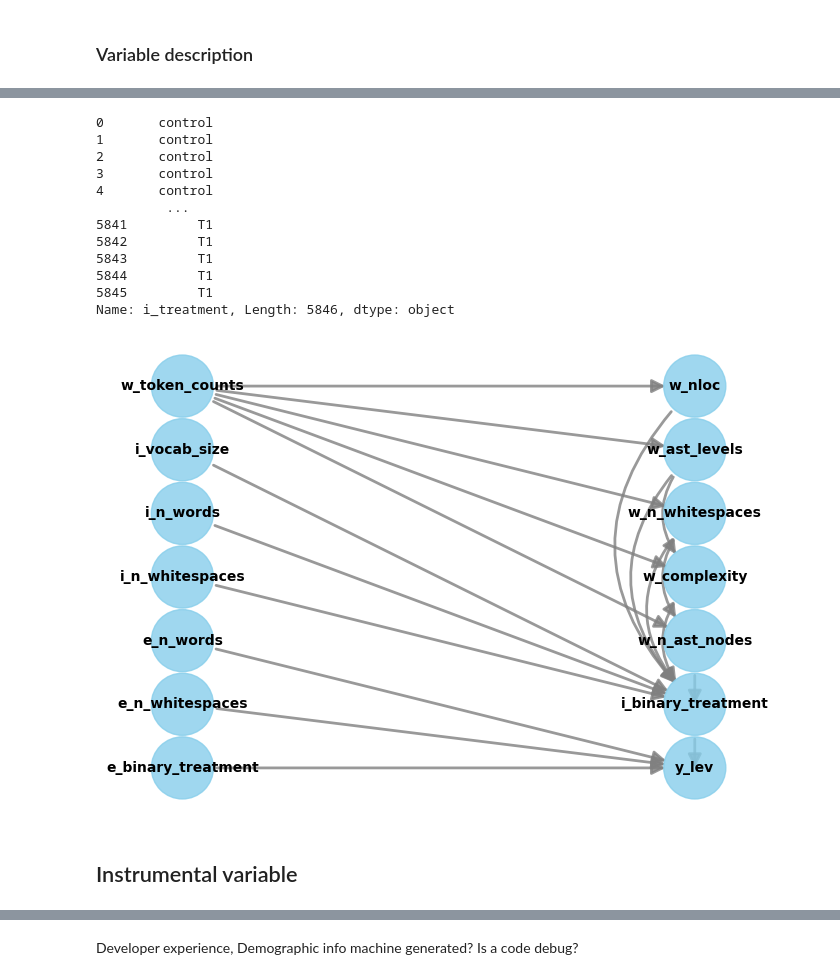
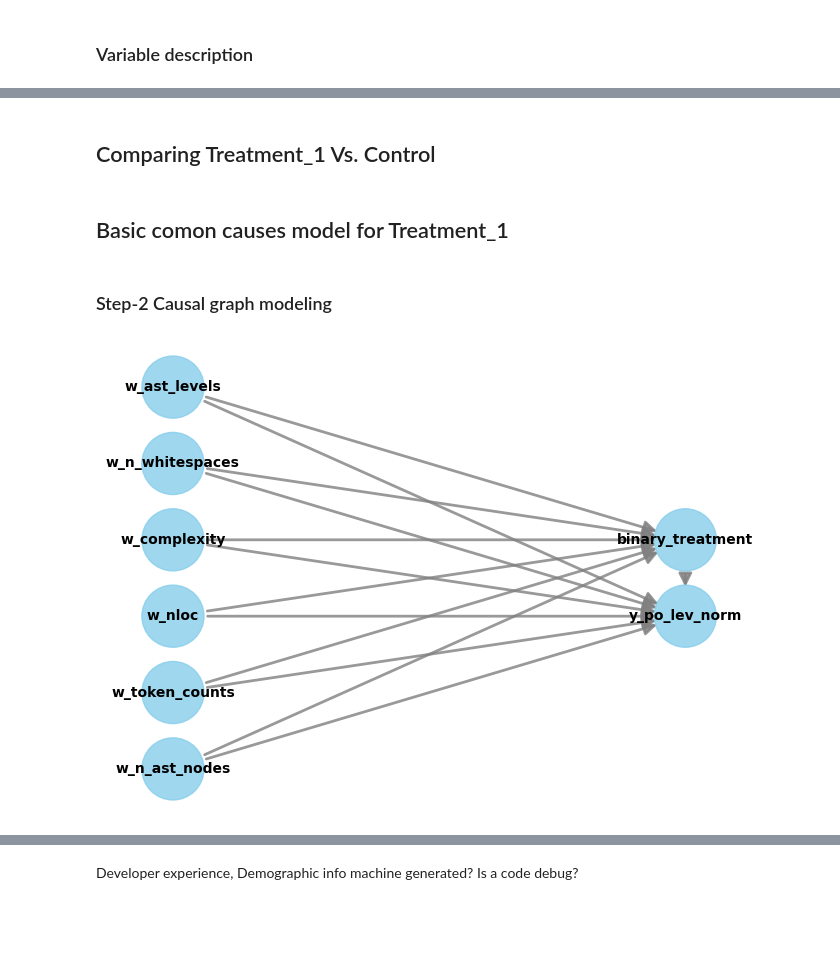
Before and after one commit to WM-SEMERU/galeras-benchmark, a Jupyter notebook: docs/source/02_case_study_prompt_eng_propensity.ipynb, the cells around one changed output, grey strips where cells are left out. Drawn from its saved outputs; the diff is of its cells as text; code cells hidden in the pictures; blank space fills up the shorter version.

```diff
--- a/docs/source/02_case_study_prompt_eng_propensity.ipynb
+++ b/docs/source/02_case_study_prompt_eng_propensity.ipynb
@@ -121,3 +91,5 @@ treatments_df = treatments_df.drop(columns=['control', 'T1', 'T2'])
+# %%
+treatments_df['y_po_lev_norm'] = (treatments_df[column_to_normalize] - min_value) / (max_value - min_value)
 # %%
 treatments_df
 # %% [output]
@@ -152,2 +108,0 @@ test.set_format(type='pandas')
-# %%
-treatments_df = test['train'][:]
@@ -178,2 +108,0 @@ def calculate_distance(row):
-# %%
-treatments_df['y_lev'] = treatments_df.apply(calculate_distance, axis=1)
@@ -225,32 +201,21 @@ Common causes affect both treatments $T$ and potential outcomes $Y$
+# %% [markdown]
+## Comparing Treatment_1 Vs. Control
 # %%
-treatment1 = treatments_df[(treatments_df["i_treatment"]=="control") | (treatments_df["i_treatment"]=="T1") ].copy()
+treatment1 = treatments_df[(treatments_df["treatment"]=="control") | (treatments_df["treatment"]=="T1") ].copy()
-# %%
-treatment1["i_treatment"]
-# %% [output]
-0       control
-1       control
-2       control
-3       control
-4       control
-         ...
-5841         T1
-5842         T1
-5843         T1
-5844         T1
-5845         T1
-Name: i_treatment, Length: 5846, dtype: object
+# %% [markdown]
+## Basic comon causes model for Treatment_1
+# %% [markdown]
+### Step-2 Causal graph modeling
 # %%
-model = CausalModel(
+m1 = CausalModel(
         data = treatment1,
-        treatment = ['i_binary_treatment'],
-        outcome = ['y_lev'],
-        common_causes = ['w_ast_levels','w_n_whitespaces','w_complexity','w_nloc','w_token_counts','w_n_ast_nodes'],
+        treatment = ['binary_treatment'],
+        outcome = ['y_po_lev_norm'],
+        common_causes = ['w_ast_levels','w_n_whitespaces','w_complexity','w_nloc','w_token_counts','w_n_ast_nodes']
         #instruments = ['i_vocab_size']
-        graph= "diagram.dot"
+        #graph= "diagram.dot"
         #common_causes= ['z_nloc']
     )
-model.view_model()
+m1.view_model()
 # %% [output]
-[figure, old version]
+[figure, new version]
-# %% [markdown]
-## Instrumental variable
```
Also changed, not shown: parts of 84 cells of this notebook, 2 other files.
